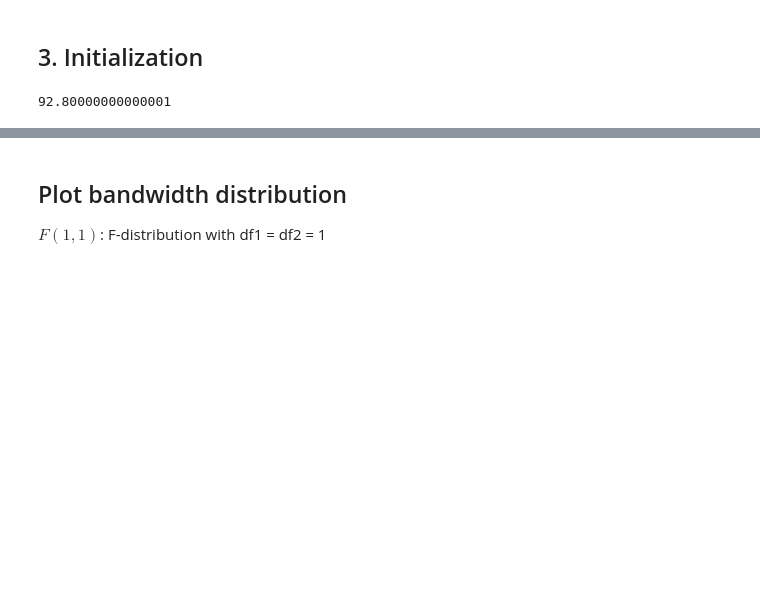
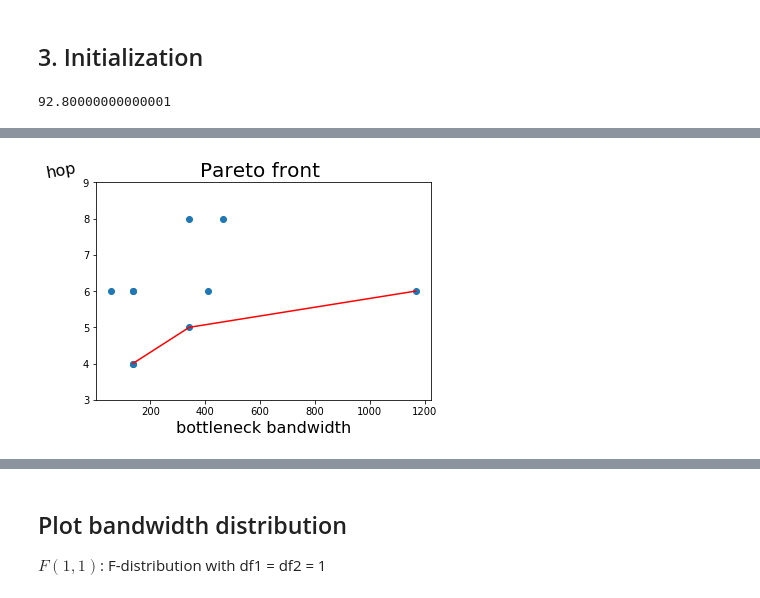
Before and after one commit to WarClans612/evolutionary_computation, a Jupyter notebook: main.ipynb, the cells around one changed output, grey strips where cells are left out. Cells and saved outputs as stored; diff of their text form; code cells hidden in the pictures; blank space fills up the shorter version.

```diff
--- a/main.ipynb
+++ b/main.ipynb
@@ -127,9 +129,10 @@ print(edge_density)
 # %%
 #candidate = np.linspace(0.1,0.2, num=2)
-#candidate = [10, 20, 50, 100, 150, 200]
-candidate = [50]
+candidate = [10, 20, 50, 100, 150, 200]
+#candidate = [50]
 fitness_for_plot = []
 popsize_for_plot = []
+
 for c in candidate:
     #population_size = min(200, max(int(ratio * edge_density), k_shortest))
     population_size = min(200,  max(c, k_shortest))
@@ -139,98 +142,26 @@ for c in candidate:
     print('-'*50)
     print('population_size: ', population_size)
     print('Path length for each initial individual:', get_path_length(pop))
-    """
-   # main loop
-    fit_v_gen = []
-    for g in range(generation):
-        #display(pd.DataFrame(fitness.population_with_fitness(pop, bandwidth_matrix)))
 
-        # crossover
-        temp_pop = []
-        for idx in range(len(pop)-1):
-            child1, child2 = crossover.random_crossover(pop[idx], pop[idx+1], bandwidth_matrix)
-            temp_child1 = crossover.check_cycle(child1)
-            temp_child2 = crossover.check_cycle(child2)
+    # mainloop
+    pop, fit_v_gen = mainloop.mainloop(generation, pop, bandwidth_matrix, neighbor_matrix, k_shortest, population_size)
+    fitness_for_plot.append(fit_v_gen)
 
-            if len(temp_child1) != len(set(temp_child1)):
-                print(child1, temp_child1)
-                input()
-            if len(temp_child2) != len(set(temp_child2)):
-                print(child2, temp_child2)
-                input()
-            temp_pop += [temp_child1, temp_child2]
-
-        # mutation
-        children_pop = []
-        for ind in pop:
-            temp_child1 = mutation.mutation(neighbor_matrix, ind, 0.5)
-            temp_child2 = crossover.check_cycle(temp_child1)
-            if len(temp_child2) != len(set(temp_child2)):
-                print(child2, temp_child2)
-                input()
-            children_pop.append(temp_child2)
-
-        # diversity maintenance
-        pop = np.unique(pop+temp_pop+children_pop).tolist()
-
-        # fitness evaluation
-        pop_with_fit = fitness.population_with_fitness(pop, bandwidth_matrix)
-
-        # selection
-        pop = pd.DataFrame(sorted(pop_with_fit, key=lambda ind: ind['fitness'], reverse=True))
-        fit_v_gen.append(np.mean(pop['fitness'][:k_shortest]))
-        #display(pop)
-        pop = pop['individual'][0:population_size].tolist()
-
+    # bandwidth(fitness) & path length(hops) evalutaion
     pop_with_fit = fitness.population_with_fitness(pop, bandwidth_matrix)
     rst = pd.DataFrame(sorted(pop_with_fit, key=lambda ind: ind['fitness'], reverse=True))
     rst['hop'] = get_path_length(pop)
+    rst.head(k_shortest)
+
     print("="*30)
     print(rst.head(k_shortest))
     print("="*30)
 
-    # pareto front
+    # plot pareto front
     data = rst.drop(columns='individual').values
-    front_idx = identify_pareto(data)
-    pareto_front= data[front_idx]
-    pareto_front.sort(axis=0)
-    # construct figure
-    fig = plt.figure(figsize=(6,4))
+    pareto_front = plotting.plot_pareto(data)
 
-    # plot  data points
-    plt.title("Pareto front ", fontsize=20)
-    plt.scatter(rst['fitness'], rst['hop'])
-    plt.plot(pareto_front[:, 0], pareto_front[:, 1], color='r')
-
-    # set plot metrics
-    ylimit = [min(rst['hop'])-1, max(rst['hop'])+1]
-    plt.ylim(ylimit)
-    plt.xlabel('bottleneck bandwidth', fontsize=16)
-    plt.ylabel('hop', fontsize=16).set_rotation(10)
-
-    # Ref: https://stackoverflow.com/questions/9290938/how-to-set-my-xlabel-at-the-end-of-xaxis
-    # Ref: https://stackoverflow.com/questions/37815976/setting-the-position-of-the-ylabel-in-a-matplotlib-graph
-    ax = plt.gca()
-    ax.yaxis.set_label_coords(-0.1,1.02)
-
-    plt.show()
-
-    # construct figure
-    fig = plt.figure(figsize=(6,4))
-
-    # plot data points
-    plt.plot(fit_v_gen)
-    fitness_for_plot.append(fit_v_gen)
-
-    # set metrics
-    plt.title("Average of top k fitness", fontsize=20)
-    plt.xlabel('generation', fontsize=16)
-    plt.ylabel('$\overline{fitness}$', fontsize=16, rotation=10)
-    ax = plt.gca()
-    ax.yaxis.set_label_coords(-0.07,1)
-
-    plt.show()
-
-    """
+    # plot fitness vs. generation
+    plotting.plot_fitness_vs_generation(fit_v_gen)
 # %% [output]
 --------------------------------------------------
@@ -238,0 +178 @@ Path length for each initial individual: [5, 7, 6, 8, 6, 7, 5, 8, 10, 10, 9, 9,
+[figure, added]
```
Also changed, not shown: parts of 14 cells of this notebook.
